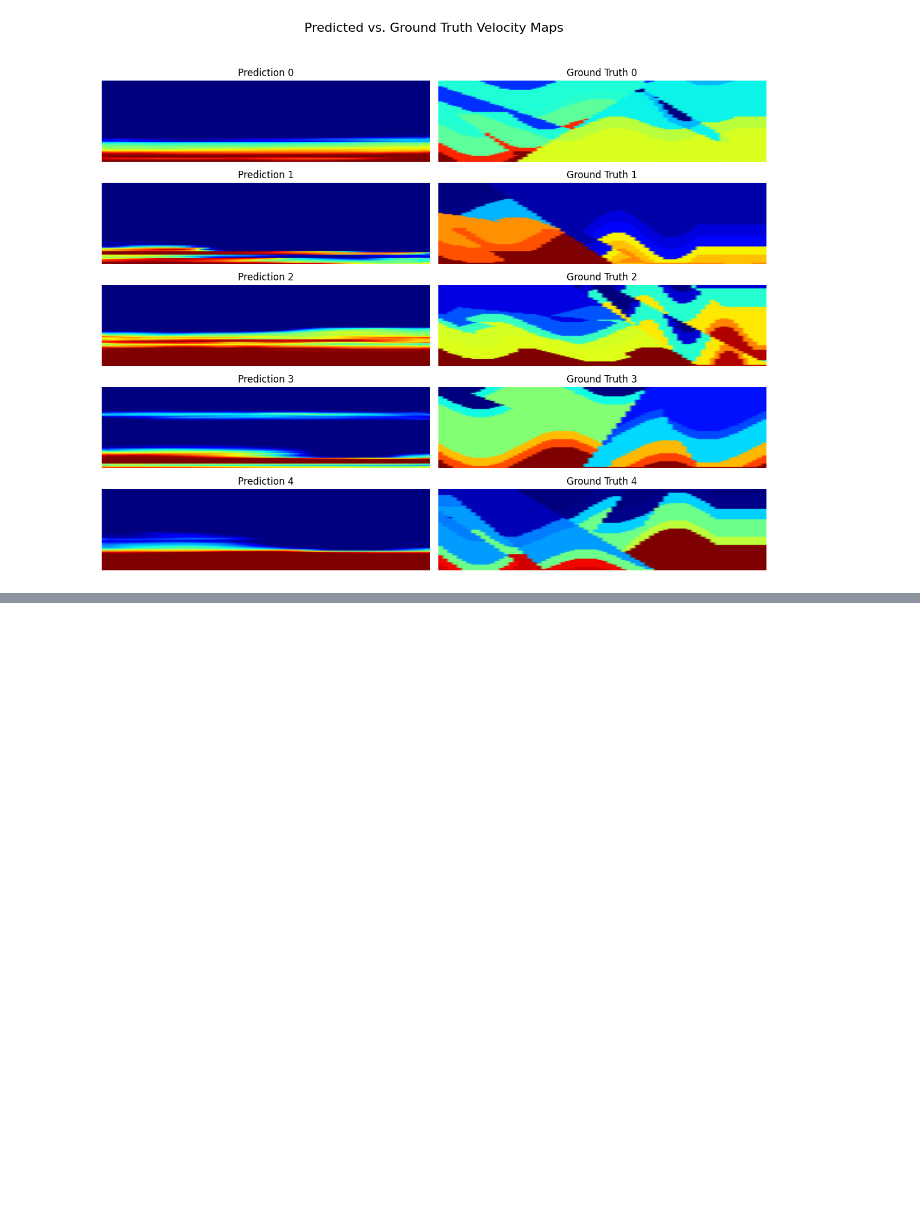
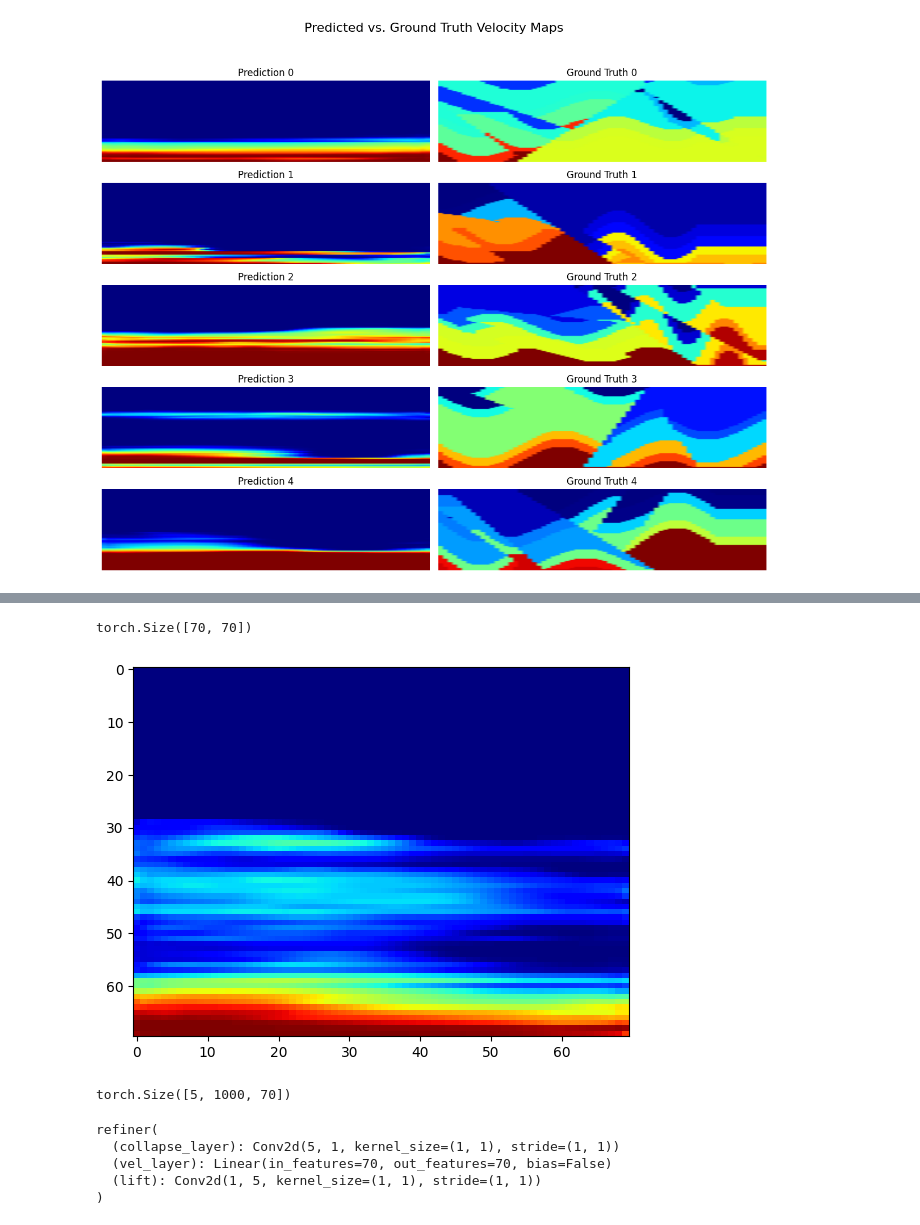
Before and after one commit to oduolaidrisA/Kaggle, a Jupyter notebook: Geophysical_Waveform_Inversion/full-waveform-inversion-using-u-net.ipynb, the cells around one changed output, grey strips where cells are left out. Saved outputs shown, nothing was run; the diff lists cells and outputs as text; code cells hidden in the pictures; blank space fills up the shorter version.

```diff
--- a/Geophysical_Waveform_Inversion/full-waveform-inversion-using-u-net.ipynb
+++ b/Geophysical_Waveform_Inversion/full-waveform-inversion-using-u-net.ipynb
@@ -542,0 +578,10 @@ plt.show()
+# %%
+vel0 = predict_sample.squeeze(0).squeeze(0).cpu()
+vel0.shape
+# %% [output]
+torch.Size([70, 70])
+# %%
+plt.imshow(vel0, cmap='jet', aspect = 'auto')
+plt.show()
+# %% [output]
+[figure, added]
@@ -542,0 +606,29 @@ plt.show()
+# %%
+sample.shape
+# %% [output]
+torch.Size([5, 1000, 70])
+# %%
+refiner_model = refiner(vel0).to(device)
+print(refiner_model)
+optimizer_r = torch.optim.Adam(refiner_model.parameters(), lr = 1e-4)
+
+def loss_function(y_true,y_hat, beta = 0.5):
+        lp_norm = lambda x: torch.norm(x, p=2)
+        #Masking the true ground truth is completely unnecessary, since the paddings are already zero
+
+        assert y_hat.shape == y_true.shape, f"Shape Mismatch! prediction shape:{y_hat.shape}, target shape: {y_true.shape}"
+        #The value loss
+        val_loss = lp_norm(y_true - y_hat) / (lp_norm(y_true)+1e-6) #To avoid division by zero)
+
+        # Derivative loss along r-direction (width = dim 2)
+        dy_true = (y_true[:, 2:, :] - y_true[:, :-2, :])/2
+        dy_hat = (y_hat[:, 2:, :] - y_hat[:, :-2, :])/2
+        deriv_loss = lp_norm(dy_hat - dy_true) / (lp_norm(dy_true) + 1e-6)
+
+        return val_loss
+# %% [output]
+refiner(
+  (collapse_layer): Conv2d(5, 1, kernel_size=(1, 1), stride=(1, 1))
+  (vel_layer): Linear(in_features=70, out_features=70, bias=False)
+  (lift): Conv2d(1, 5, kernel_size=(1, 1), stride=(1, 1))
+)
```
Also changed, not shown: parts of 11 cells of this notebook.
